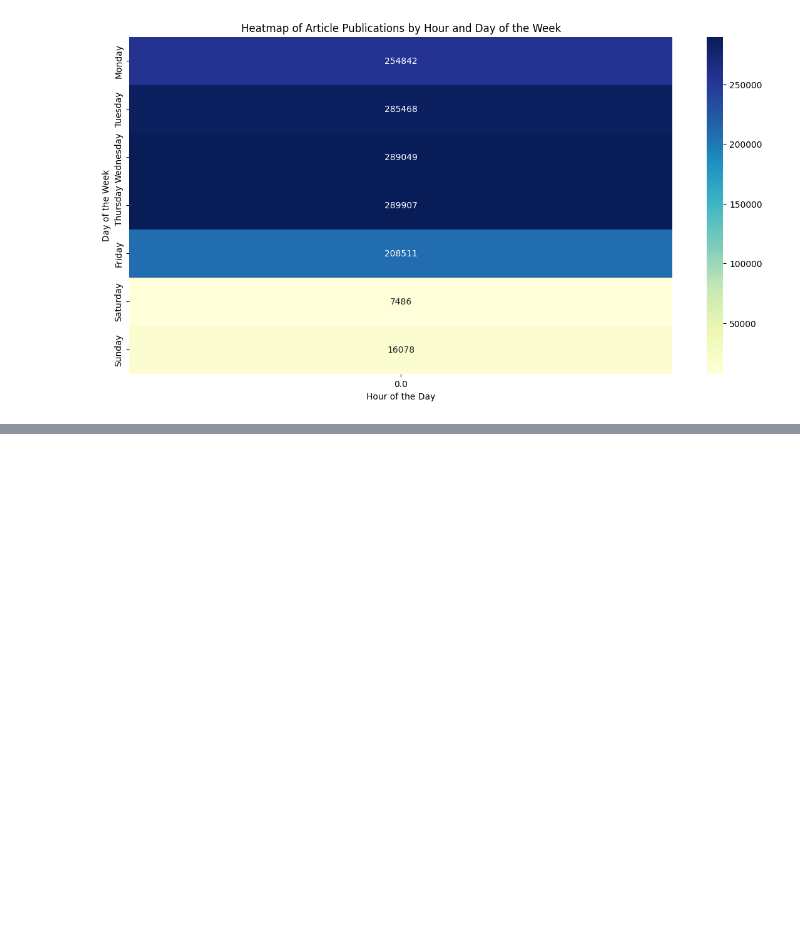
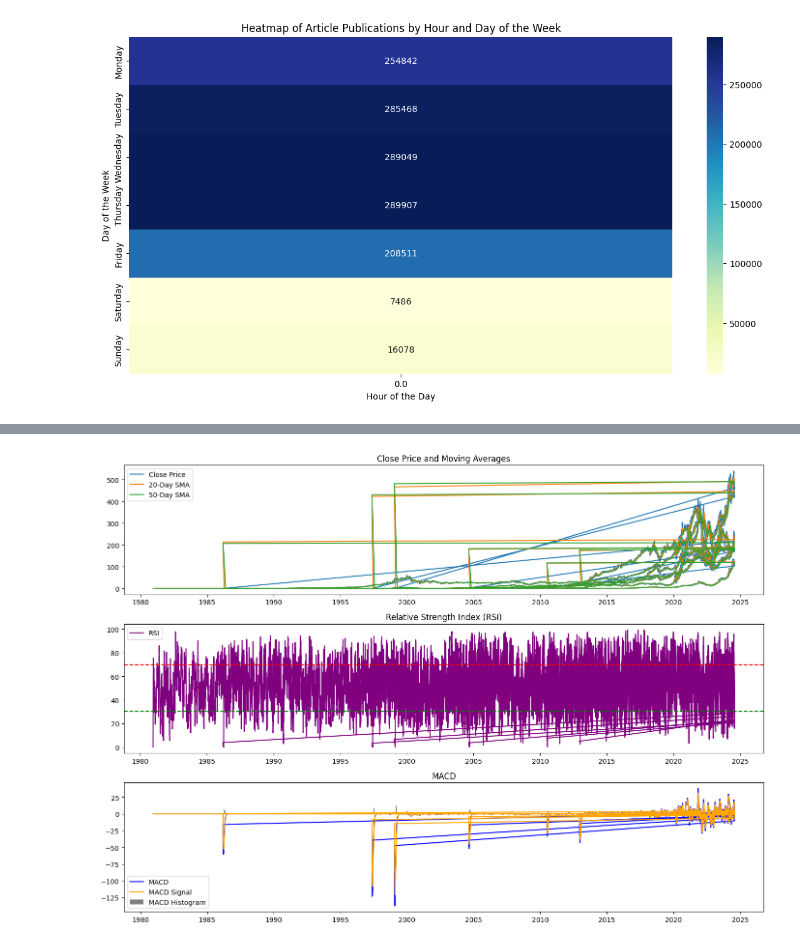
Before and after one commit to oli-mac/Financial_News_and_Stock_Price_Integration_Dataset_Analysist, a Jupyter notebook: notebooks/1.0-explor_data.ipynb, the cells around one changed output, grey strips where cells are left out. Cells and saved outputs as stored; diff of their text form; code cells hidden in the pictures; blank space fills up the shorter version.

Commit message:
done the analysis

```diff
--- a/notebooks/1.0-explor_data.ipynb
+++ b/notebooks/1.0-explor_data.ipynb
@@ -619,0 +622,98 @@ Name: count, dtype: int64
+# %%
+import os
+import pandas as pd
+import numpy as np
+import matplotlib.pyplot as plt
+
+# 1. Load and Prepare the Data
+def load_data(file_paths):
+    data_frames = []
+    for file in file_paths:
+        df = pd.read_csv(file)
+        df['Date'] = pd.to_datetime(df['Date'])
+        data_frames.append(df)
+    combined_df = pd.concat(data_frames, ignore_index=True)
+    return combined_df
+
+file_paths = [r'C:\Users\MSI\Documents\start\Financial_News_and_Stock_Price_Integration_Dataset_Analysist\dataset\AAPL_historical_data.csv', r'C:\Users\MSI\Documents\start\Financial_News_and_Stock_Price_Integration_Dataset_Analysist\dataset\MSFT_historical_data.csv', r'C:\Users\MSI\Documents\start\Financial_News_and_Stock_Price_Integration_Dataset_Analysist\dataset\AMZN_historical_data.csv', r'C:\Users\MSI\Documents\start\Financial_News_and_Stock_Price_Integration_Dataset_Analysist\dataset\GOOG_historical_data.csv', r'C:\Users\MSI\Documents\start\Financial_News_and_Stock_Price_Integration_Dataset_Analysist\dataset\META_historical_data.csv', r'C:\Users\MSI\Documents\start\Financial_News_and_Stock_Price_Integration_Dataset_Analysist\dataset\NVDA_historical_data.csv', r'C:\Users\MSI\Documents\start\Financial_News_and_Stock_Price_Integration_Dataset_Analysist\dataset\TSLA_historical_data.csv']
+
+stock_data = load_data(file_paths)
+
+# 2. Calculate Basic Technical Indicators
+def calculate_sma(data, period):
+    return data.rolling(window=period).mean()
+
+def calculate_rsi(data, period=14):
+    delta = data.diff()
+    gain = (delta.where(delta > 0, 0)).fillna(0)
+    loss = (-delta.where(delta < 0, 0)).fillna(0)
+    avg_gain = gain.rolling(window=period, min_periods=1).mean()
+    avg_loss = loss.rolling(window=period, min_periods=1).mean()
+    rs = avg_gain / avg_loss
+    rsi = 100 - (100 / (1 + rs))
+    return rsi
+
+def calculate_macd(data, short_period=12, long_period=26, signal_period=9):
+    short_ema = data.ewm(span=short_period, adjust=False).mean()
+    long_ema = data.ewm(span=long_period, adjust=False).mean()
+    macd = short_ema - long_ema
+    signal = macd.ewm(span=signal_period, adjust=False).mean()
+    histogram = macd - signal
+    return macd, signal, histogram
+
+stock_data['SMA_20'] = calculate_sma(stock_data['Close'], period=20)
+stock_data['SMA_50'] = calculate_sma(stock_data['Close'], period=50)
+stock_data['RSI'] = calculate_rsi(stock_data['Close'], period=14)
+stock_data['MACD'], stock_data['MACD_signal'], stock_data['MACD_hist'] = calculate_macd(stock_data['Close'])
+
+# 3. Calculate Financial Metrics using PyNance (Optional, not implemented due to lack of PyNance support)
+# This part is left for integration as per actual availability of financial metrics tools.
+
+# 4. Visualize the Data and Save Visualizations
+output_folder = r'C:\Users\MSI\Documents\start\Financial_News_and_Stock_Price_Integration_Dataset_Analysist\analysis\graphs\visualizations'
+
+os.makedirs(output_folder, exist_ok=True)
+
+def save_visualization(df, output_folder, filename):
+    plt.figure(figsize=(14, 10))
+
+    # Plot Closing Price with Moving Averages
+    plt.subplot(3, 1, 1)
+    plt.plot(df['Date'], df['Close'], label='Close Price')
+    plt.plot(df['Date'], df['SMA_20'], label='20-Day SMA')
+    plt.plot(df['Date'], df['SMA_50'], label='50-Day SMA')
+    plt.title('Close Price and Moving Averages')
+    plt.legend()
+
+    # Save the plot
+    plt.savefig(os.path.join(output_folder, filename + '_price_sma.png'))
+
+
+    # Plot RSI
+    plt.subplot(3, 1, 2)
+    plt.plot(df['Date'], df['RSI'], label='RSI', color='purple')
+    plt.axhline(70, color='red', linestyle='--')
+    plt.axhline(30, color='green', linestyle='--')
+    plt.title('Relative Strength Index (RSI)')
+    plt.legend()
+
+    plt.savefig(os.path.join(output_folder, filename + '_rsi.png'))
+
+
+    # Plot MACD
+    plt.subplot(3, 1, 3)
+    plt.plot(df['Date'], df['MACD'], label='MACD', color='blue')
+    plt.plot(df['Date'], df['MACD_signal'], label='MACD Signal', color='orange')
+    plt.bar(df['Date'], df['MACD_hist'], label='MACD Histogram', color='grey')
+    plt.title('MACD')
+    plt.legend()
+
+    plt.tight_layout()
+    # Save the plot
+    plt.savefig(os.path.join(output_folder, filename + '_macd.png'))
+
+    plt.show()
+
+save_visualization(stock_data, output_folder, 'stock_analysis')
+# %% [output]
+[figure, added]
```
Also changed, not shown: parts of 17 cells of this notebook.
